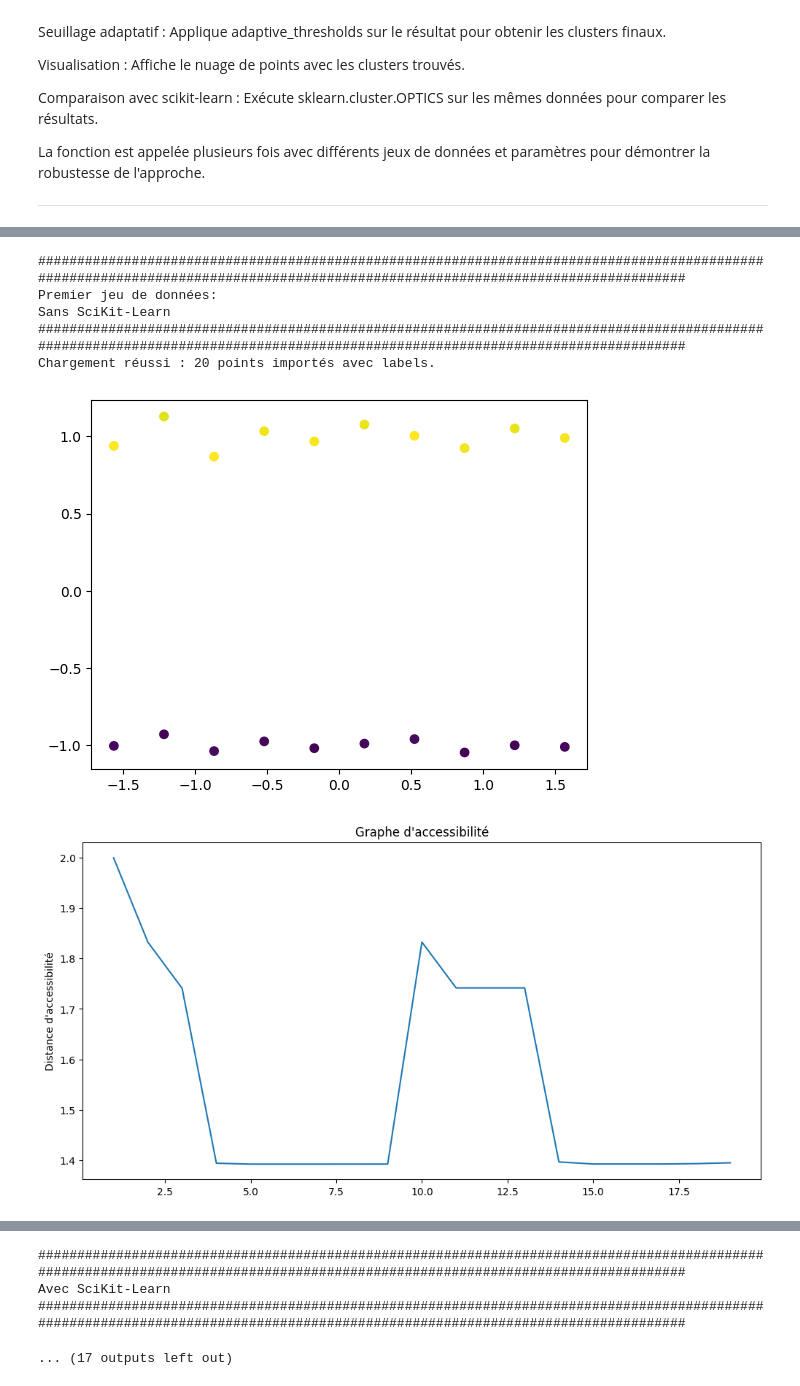
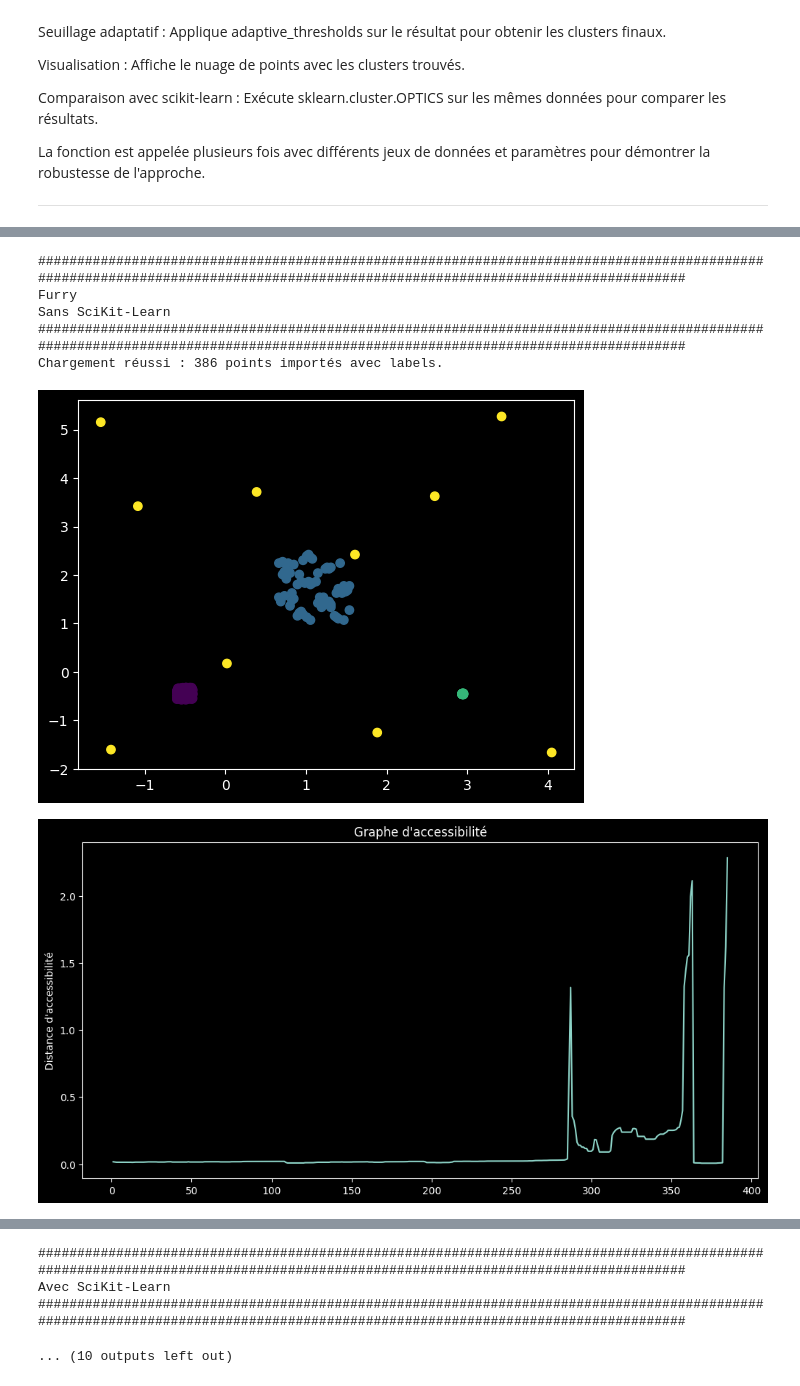
Before and after one commit to Akaiidk/OPTICS, a Jupyter notebook: td5_OPTICS_canevas.ipynb, the cells around one changed output, grey strips where cells are left out. Saved outputs shown, nothing was run; the diff lists cells and outputs as text; code cells hidden in the pictures.

```diff
--- a/td5_OPTICS_canevas.ipynb
+++ b/td5_OPTICS_canevas.ipynb
@@ -434,7 +464,7 @@ def main(min_pts : int, lissage : int, seuil_rel_saut : float, seuil_abs_saut :
       plt.show()
     ordered = optics_ours(X, min_pts, eps=np.inf)
     plot_reachability(ordered, X)
-    labels, valleys = adaptive_thresholds(ordered_indices=ordered,Xy=X,MinPts=min_pts,window=lissage,jump_factor=seuil_rel_saut,jump_abs=seuil_abs_saut)
+    labels, valleys = adaptive_thresholds(ordered_indices=ordered,Xy=X,MinPts=min_pts,lissage=lissage,seuil_rel_saut=seuil_rel_saut,seuil_abs_saut=seuil_abs_saut)
 
 
     X[:, Konst.CLUSTER_LABEL] = labels.reshape((X.shape[0],))
@@ -473,12 +503,12 @@ def main(min_pts : int, lissage : int, seuil_rel_saut : float, seuil_abs_saut :
     plt.show()
     print('################################################################################################################################################################################')
 
-main(5, 3, 1.1, 0.05)
-print("Premier jeu de données:")
-main(8, 5, 1.2, 0.08, "crime_stats_us.txt")
-print("Deuxième jeu de données")
-main(3, 2, 1.1, 0.05, "europeenes.txt")
-print("Troisième jeu de données")
-main(4, 2, 1.2, 0.1, "immigration.txt")
+#main(5, 3, 1.1, 0.05)
+print("Reussite Bac:")
+main(8, 5, 1.2, 0.08, "Reussite_bac.txt")
+print("Furry")
+main(10, 3, 1.4, 0.05, "furry.txt")
+print("Consommation energie")
+main(10, 3,1.4, 0.05, "conso_energie_europe.txt")
 # %% [output]
 ################################################################################################################################################################################
@@ -495,7 +527,7 @@ Avec SciKit-Learn
 ################################################################################################################################################################################
-Premier jeu de données:
+Furry
 Sans SciKit-Learn
 ################################################################################################################################################################################
-Chargement réussi : 20 points importés avec labels.
+Chargement réussi : 386 points importés avec labels.
-[figure, old version]
+[figure, new version]
-[figure, old version]
+[figure, new version]
@@ -503,4 +535,4 @@ Chargement réussi : 20 points importés avec labels.
 ################################################################################################################################################################################
 Avec SciKit-Learn
 ################################################################################################################################################################################
-... (17 outputs left out)
+... (10 outputs left out)
```
Also changed, not shown: parts of 3 cells of this notebook, 7 other files.
